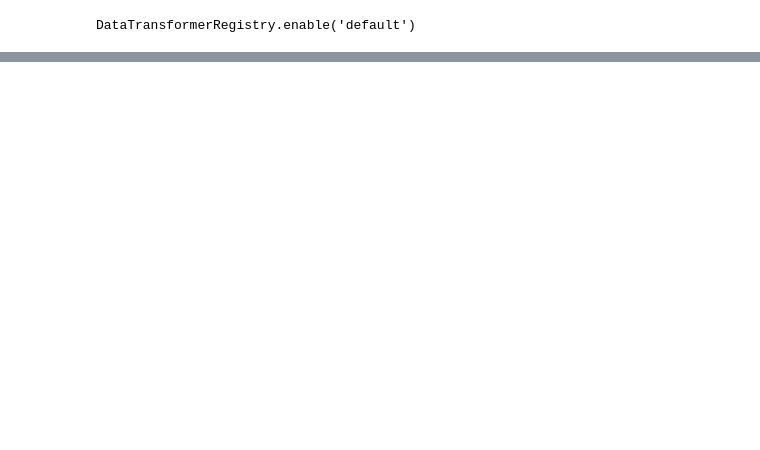
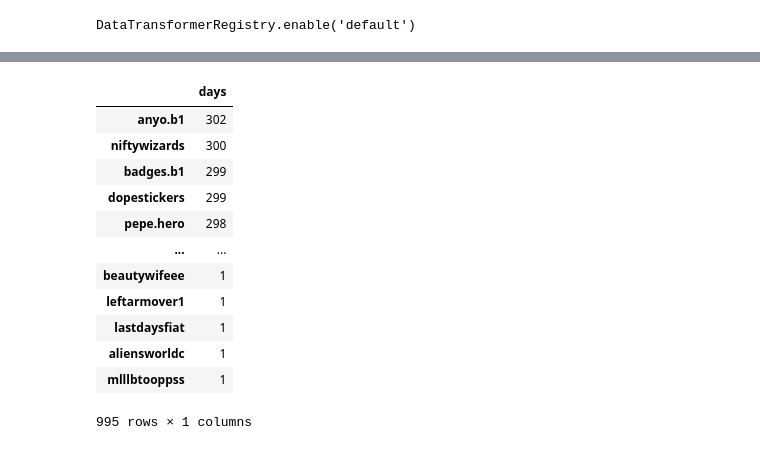
Before and after one commit to olmosjorge28/SMU_MSDS_CAPSTONE_2022, a Jupyter notebook: Andy_Modeling.ipynb, the cells around one changed output, grey strips where cells are left out. Drawn from its saved outputs; the diff is of its cells as text; code cells hidden in the pictures; blank space fills up the shorter version.

```diff
--- a/Andy_Modeling.ipynb
+++ b/Andy_Modeling.ipynb
@@ -459,0 +258,18 @@ timeseries[2000]
+# %%
+trading_days = pd.DataFrame(full_dataset['collection'].value_counts())
+trading_days.columns = ['days']
+trading_days
+# %% [output]
+|  | days |
+| anyo.b1 | 302 |
+| niftywizards | 300 |
+| badges.b1 | 299 |
+| dopestickers | 299 |
+| pepe.hero | 298 |
+| ... | ... |
+| beautywifeee | 1 |
+| leftarmover1 | 1 |
+| lastdaysfiat | 1 |
+| aliensworldc | 1 |
+| mlllbtooppss | 1 |
+995 rows × 1 columns
```
Also changed, not shown: parts of 49 cells of this notebook.
